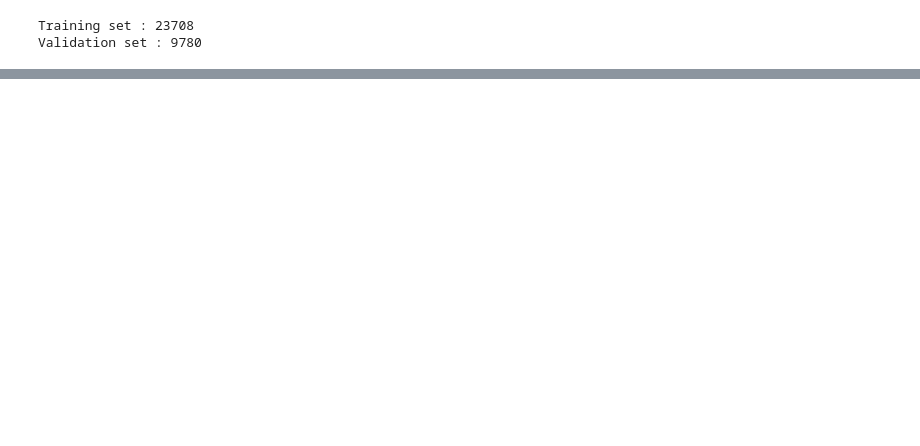
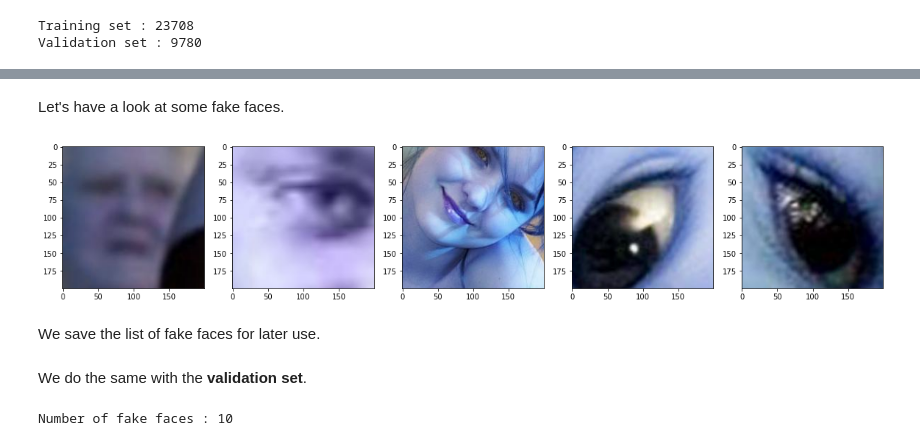
Before and after one commit to vesran/Facetection, a Jupyter notebook: 00_EDA.ipynb, the cells around one changed output, grey strips where cells are left out. Cells and saved outputs as stored; diff of their text form; code cells hidden in the pictures; blank space fills up the shorter version.

```diff
--- a/00_EDA.ipynb
+++ b/00_EDA.ipynb
@@ -38,0 +86,14 @@ plt.show()
+# %% [markdown]
+Let's have a look at some fake faces.
+# %%
+fig, axs = plt.subplots(1, 5, figsize=(20, 5))
+axs = np.ravel(axs)
+
+for i in range(5):
+    ax = axs[i]
+    img = cv2.imread(fake_faces[i])
+    ax.imshow(img)
+# %% [output]
+[figure, added]
+# %% [markdown]
+We save the list of fake faces for later use.
@@ -38,0 +103,16 @@ plt.show()
+# %% [markdown]
+We do the same with the **validation set**.
+# %%
+val_fake_faces = []
+for src in tqdm(validation_filenames):
+    img = cv2.imread(src)
+    confidence, _, _, _, _ = detect_face_box(img)
+    if confidence < 0.8:
+        val_fake_faces.append(src)
+
+print(f"Number of fake faces : {len(val_fake_faces)}")
+
+with open('./serialized/fake_faces_validation.pkl', 'wb') as f:
+    pickle.dump(val_fake_faces, f)
+# %% [output]
+Number of fake faces : 10
```
Also changed, not shown: parts of 11 cells of this notebook, 5 other files.
